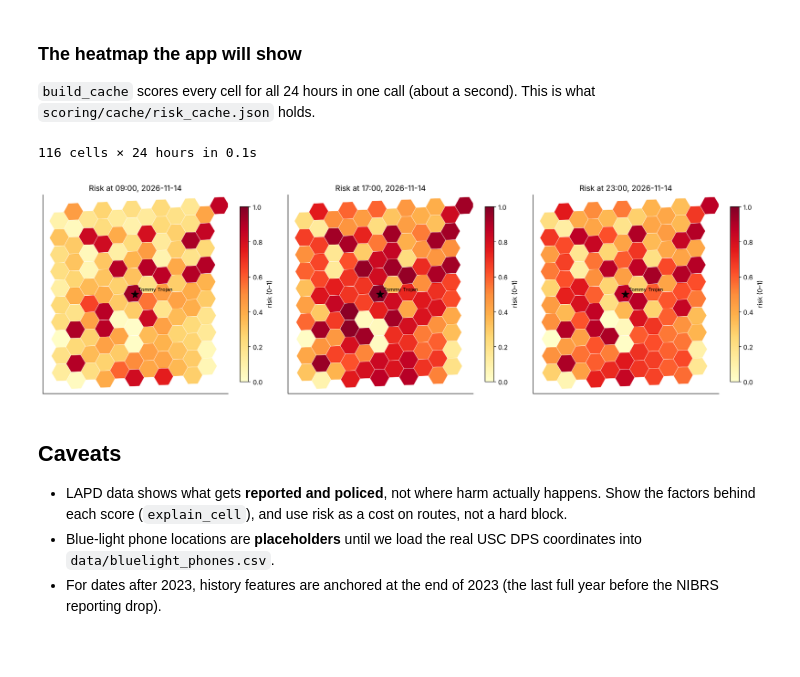
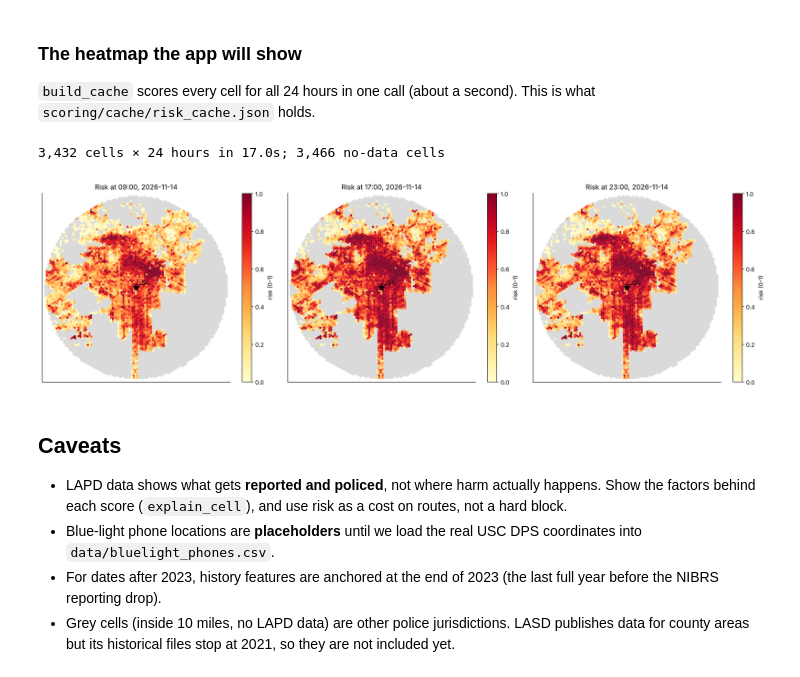
Before and after one commit to BenNormann/fight-or-flight-BE, a Jupyter notebook: algorithm/explore_train_infer.ipynb, the cells around one changed output. Cells and saved outputs as stored; diff of their text form; code cells hidden in the pictures; blank space fills up the shorter version.

```diff
--- a/algorithm/explore_train_infer.ipynb
+++ b/algorithm/explore_train_infer.ipynb
@@ -243,20 +251,19 @@ Every area cell × every hour × every day of 2023, about 1M rows, none seen in
 # %%
 from sklearn.metrics import roc_curve, precision_recall_curve
-from sklearn.calibration import calibration_curve
-from algorithm.models.train_xgb import prior_correct, evaluate
+from algorithm.models.train_xgb import prior_correct, evaluate, calibration_bins
 # train_xgb switches matplotlib to a file backend on import; switch back to inline
 %matplotlib inline
 
-test = hist.frame_for_range(config.TEST_START, config.TEST_END)
-y = test.y.to_numpy()
+test, _, _ = hist.eval_frame(config.TEST_START, config.TEST_END)
+y, w = test.y.to_numpy(), test.w.to_numpy()
 p_xgb = prior_correct(model.predict_proba(test[FEATURES])[:, 1], neg_rate)
 p_gbc = prior_correct(gbc.predict_proba(test[FEATURES])[:, 1], neg_rate)
 p_base = test.cell_hourband_365d.to_numpy() + 1e-3 * test.cell_90d.to_numpy()
-print(f"{len(test):,} cell-hours, {int(y.sum()):,} with an incident\n")
+print(f"{w.sum():,.0f} cell-hours on the 2023 grid, {int(y.sum()):,} with an incident (scored {len(test):,} rows)\n")
 results = pd.DataFrame({
-    "XGBoost": evaluate(y, p_xgb, "XGBoost"),
-    "sklearn GBC": evaluate(y, p_gbc, "sklearn GradientBoosting"),
-    "Baseline (past-year count)": evaluate(y, p_base, "Baseline (past-year count)", probabilistic=False),
+    "XGBoost": evaluate(y, p_xgb, "XGBoost", w),
+    "sklearn GBC": evaluate(y, p_gbc, "sklearn GradientBoosting", w),
+    "Baseline (past-year count)": evaluate(y, p_base, "Baseline (past-year count)", w, probabilistic=False),
 }).T[["auc", "pr_auc", "top10pct_capture", "brier", "mean_pred", "base_rate"]]
 results.style.format("{:.4f}", na_rep="–")
 # %% [output]
@@ -272,12 +279,13 @@ results.style.format("{:.4f}", na_rep="–")
 # %%
 fig, axes = plt.subplots(1, 3, figsize=(15, 4.3))
 for name, p, c in [("XGBoost", p_xgb, "#3b6ea5"), ("sklearn GBC", p_gbc, "#e9a03b"), ("Baseline", p_base, "#8d99ae")]:
-    fpr, tpr, _ = roc_curve(y, p); axes[0].plot(fpr, tpr, label=name, color=c)
-    pr, rc, _ = precision_recall_curve(y, p); axes[1].plot(rc, pr, label=name, color=c)
+    fpr, tpr, _ = roc_curve(y, p, sample_weight=w); axes[0].plot(fpr, tpr, label=name, color=c)
+    pr, rc, _ = precision_recall_curve(y, p, sample_weight=w); axes[1].plot(rc, pr, label=name, color=c)
 axes[0].plot([0, 1], [0, 1], ls="--", c="lightgray"); axes[0].set(title="ROC, 2023", xlabel="FPR", ylabel="TPR"); axes[0].legend()
-axes[1].axhline(y.mean(), ls="--", c="lightgray", label="base rate"); axes[1].set(title="Precision–recall, 2023", xlabel="recall", ylabel="precision", ylim=(0, 0.08)); axes[1].legend()
-frac, mean_pred = calibration_curve(y, p_xgb, n_bins=10, strategy="quantile")
-hi = max(frac.max(), mean_pred.max()) * 1.1
+axes[1].axhline(np.average(y, weights=w), ls="--", c="lightgray", label="base rate")
+axes[1].set(title="Precision–recall, 2023", xlabel="recall", ylabel="precision", ylim=(0, 0.1)); axes[1].legend()
+mean_pred, frac = calibration_bins(y, p_xgb, w)
+hi = max(max(frac), max(mean_pred)) * 1.1
 axes[2].plot([0, hi], [0, hi], ls="--", c="lightgray"); axes[2].plot(mean_pred, frac, marker="o", color="#3b6ea5")
 axes[2].set(title="Calibration (XGBoost), 2023", xlabel="predicted probability", ylabel="observed frequency")
 plt.tight_layout(); plt.show()
@@ -392,17 +411,19 @@ pd.DataFrame({
 # %%
 t0 = time.time()
 cache = build_cache(TODAY)
-print(f"{len(cache['cells'])} cells × 24 hours in {time.time() - t0:.1f}s")
-fig, axes = plt.subplots(1, 3, figsize=(16, 5))
+print(f"{len(cache['cells']):,} cells × 24 hours in {time.time() - t0:.1f}s; {len(cache['no_data_cells']):,} no-data cells")
+fig, axes = plt.subplots(1, 3, figsize=(18, 6))
 for ax, h in zip(axes, (9, 17, 23)):
-    hexmap(ax, {c: v["risk"][h] for c, v in cache["cells"].items()}, f"Risk at {h:02d}:00, {TODAY}", vmin=0, vmax=1, label="risk (0–1)")
+    hexmap(ax, {c: v["risk"][h] for c, v in cache["cells"].items()}, f"Risk at {h:02d}:00, {TODAY}",
+           vmin=0, vmax=1, label="risk (0–1)", no_data=cache["no_data_cells"])
 plt.tight_layout(); plt.show()
 # %% [output]
-116 cells × 24 hours in 0.1s
+3,432 cells × 24 hours in 17.0s; 3,466 no-data cells
-[figure, old version]
+[figure, new version]
 # %% [markdown]
 ## Caveats
 
 - LAPD data shows what gets **reported and policed**, not where harm actually happens. Show the factors behind each score (`explain_cell`), and use risk as a cost on routes, not a hard block.
 - Blue-light phone locations are **placeholders** until we load the real USC DPS coordinates into `data/bluelight_phones.csv`.
 - For dates after 2023, history features are anchored at the end of 2023 (the last full year before the NIBRS reporting drop).
+- Grey cells (inside 10 miles, no LAPD data) are other police jurisdictions. LASD publishes data for county areas but its historical files stop at 2021, so they are not included yet.
```
Also changed, not shown: parts of 19 cells of this notebook.
